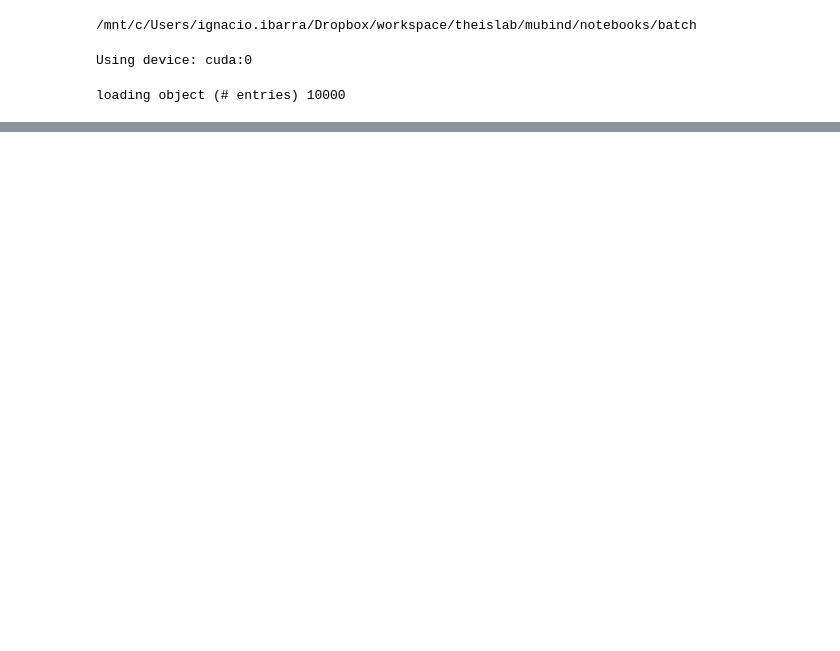
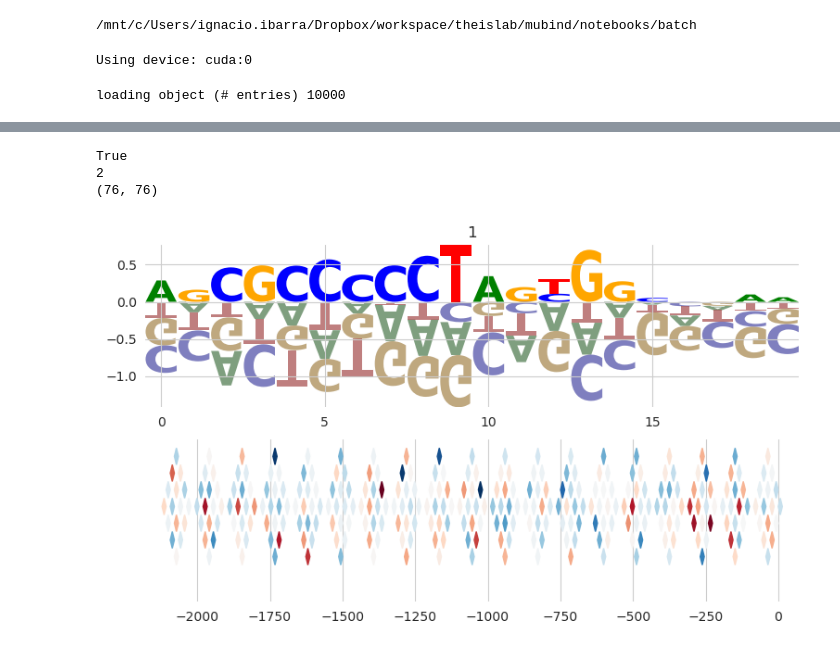
Before and after one commit to theislab/mubind, a Jupyter notebook: notebooks/batch/01_CTCF_two_batches.ipynb, the cells around one changed output, grey strips where cells are left out. Saved outputs shown, nothing was run; the diff lists cells and outputs as text; code cells hidden in the pictures; blank space fills up the shorter version.

Commit message:
updated visualization of dinucleotides

```diff
--- a/notebooks/batch/01_CTCF_two_batches.ipynb
+++ b/notebooks/batch/01_CTCF_two_batches.ipynb
@@ -155,4 +182,10 @@ mb.pl.kmer_enrichment(model, train, log_scale=False, style='scatter', ylab='t1',
 # %%
 rcParams['figure.figsize'] = 20, 5
+rcParams['figure.dpi'] = 100
 mb.pl.conv(model, n_cols=2)
+# %% [output]
+True
+2
+(76, 76)
+[figure, added]
 # %%
```
Also changed, not shown: parts of 6 cells of this notebook, 1 other file.
